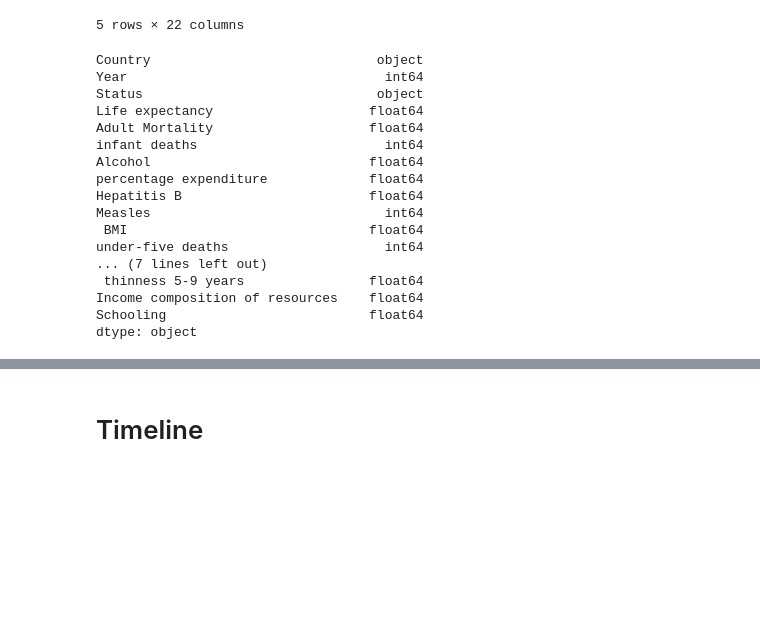
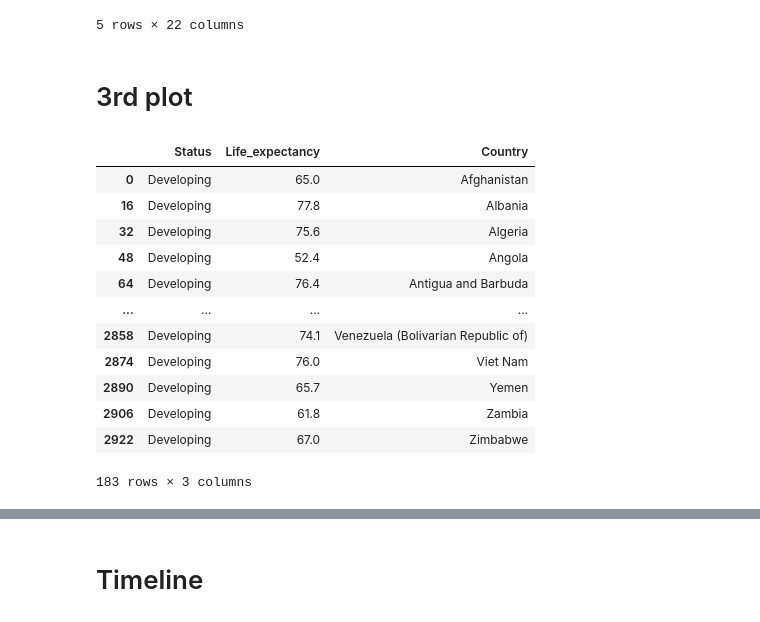
Before and after one commit to Riz97/riz97.github.io, a Jupyter notebook: py_scripts/notebooks/Data_preproccessing_comparison.ipynb, the cells around one changed output, grey strips where cells are left out. Cells and saved outputs as stored; diff of their text form; code cells hidden in the pictures; blank space fills up the shorter version.

```diff
--- a/py_scripts/notebooks/Data_preproccessing_comparison.ipynb
+++ b/py_scripts/notebooks/Data_preproccessing_comparison.ipynb
@@ -13,25 +13,26 @@ dataframe.head()
 | 3 | Afghanistan | 2012 | Developing | 59.5 | 272.0 | 69 | 0.01 | ... |
 | 4 | Afghanistan | 2011 | Developing | 59.2 | 275.0 | 71 | 0.01 | ... |
 5 rows × 22 columns
-# %%
-dataframe.dtypes
-# %% [output]
-Country                             object
-Year                                 int64
-Status                              object
-Life expectancy                    float64
-Adult Mortality                    float64
-infant deaths                        int64
-Alcohol                            float64
-percentage expenditure             float64
-Hepatitis B                        float64
-Measles                              int64
- BMI                               float64
-under-five deaths                    int64
-... (7 lines left out)
- thinness 5-9 years                float64
-Income composition of resources    float64
-Schooling                          float64
-dtype: object
+# %% [markdown]
+# 3rd plot
 # %%
 dataframe=dataframe.rename(columns={"Life expectancy ":"Life_expectancy"})
+# %%
+df_last_year = dataframe[dataframe['Year'] ==2015]
+# %%
+df=df_last_year[["Status","Life_expectancy","Country"]]
+df
+# %% [output]
+|  | Status | Life_expectancy | Country |
+| 0 | Developing | 65.0 | Afghanistan |
+| 16 | Developing | 77.8 | Albania |
+| 32 | Developing | 75.6 | Algeria |
+| 48 | Developing | 52.4 | Angola |
+| 64 | Developing | 76.4 | Antigua and Barbuda |
+| ... | ... | ... | ... |
+| 2858 | Developing | 74.1 | Venezuela (Bolivarian Republic of) |
+| 2874 | Developing | 76.0 | Viet Nam |
+| 2890 | Developing | 65.7 | Yemen |
+| 2906 | Developing | 61.8 | Zambia |
+| 2922 | Developing | 67.0 | Zimbabwe |
+183 rows × 3 columns
```
Also changed, not shown: parts of 3 cells of this notebook, 3 other files.
